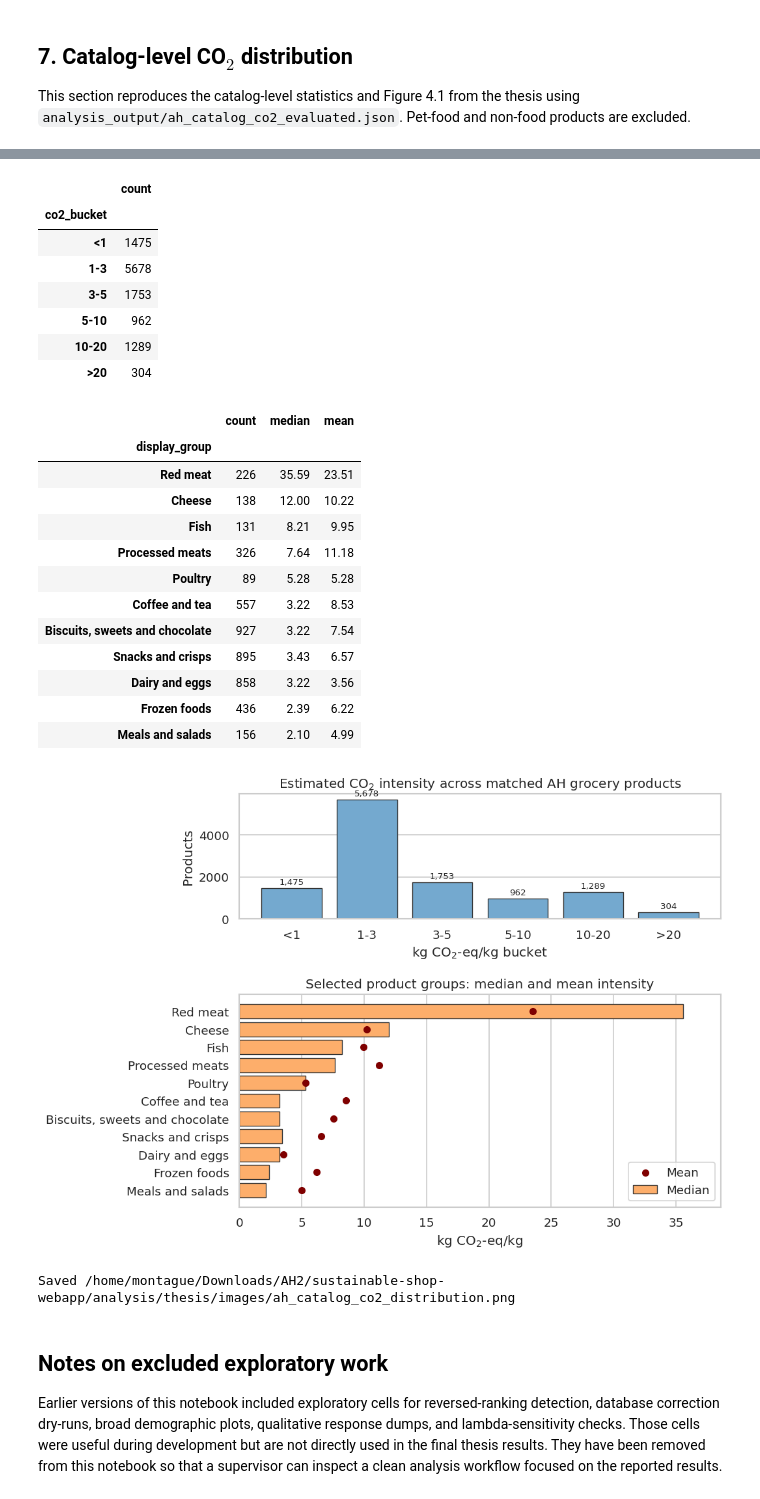
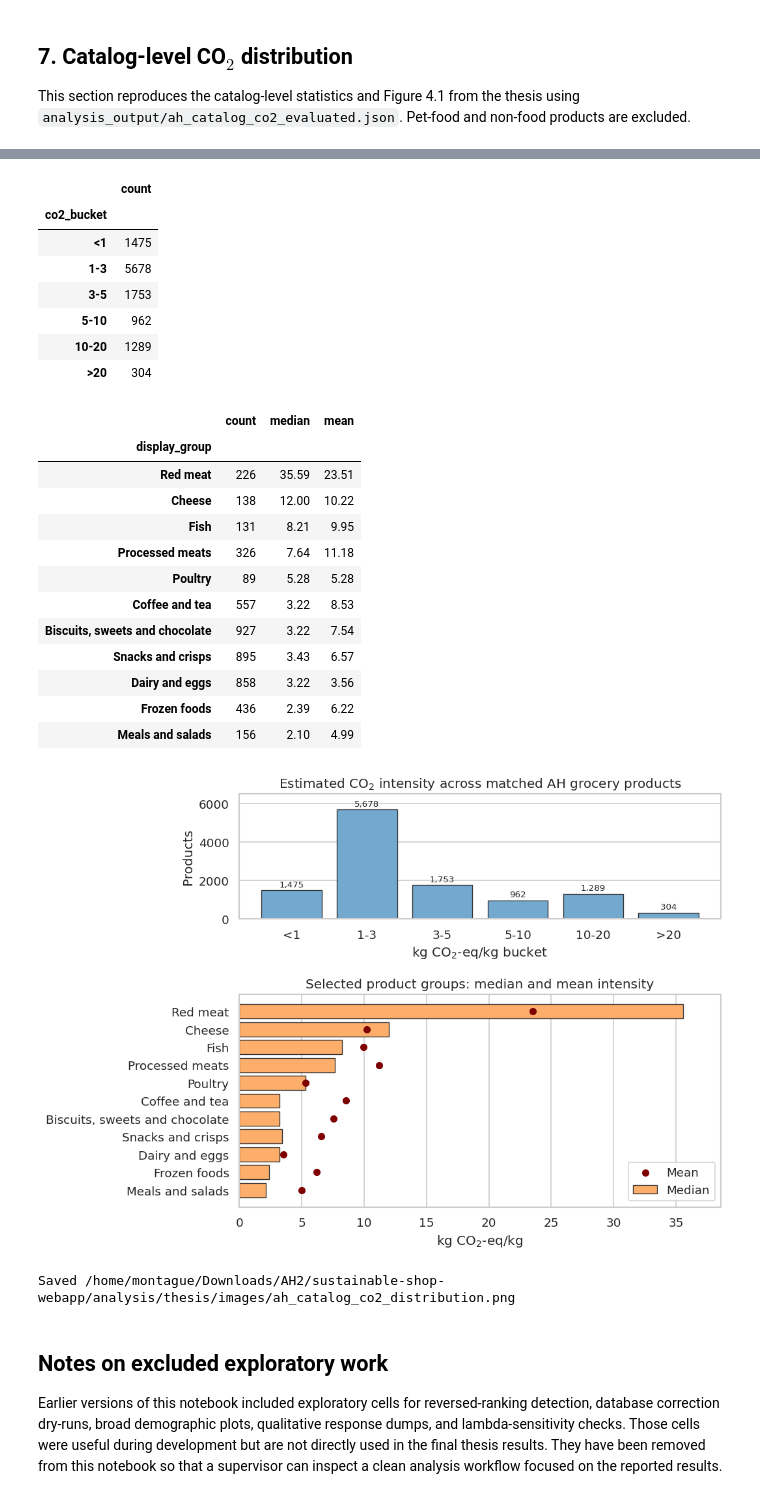
Before and after one commit to MontagueJacobs/albert, a Jupyter notebook: analysis/experiment_analysis.ipynb, the cells around one changed output, grey strips where cells are left out. Saved outputs shown, nothing was run; the diff lists cells and outputs as text; code cells hidden in the pictures.

```diff
--- a/analysis/experiment_analysis.ipynb
+++ b/analysis/experiment_analysis.ipynb
@@ -597,7 +752,7 @@ axes[0].set_title('Estimated CO$_2$ intensity across matched AH grocery products
 axes[0].set_xlabel('kg CO$_2$-eq/kg bucket')
 axes[0].set_ylabel('Products')
 axes[0].grid(axis='x', visible=False)
-axes[0].set_ylim(0, 6000)
+axes[0].set_ylim(0, 6500)
 for i, value in enumerate(bucket_counts.values):
     axes[0].text(i, value + max(bucket_counts.values) * 0.015, f'{value:,}', ha='center', va='bottom', fontsize=8)
 
@@ -618,34 +773,34 @@ plt.tight_layout(h_pad=1.4)
 catalog_path = THESIS_IMAGE_DIR / 'ah_catalog_co2_distribution.png'
 plt.savefig(catalog_path, dpi=300, bbox_inches='tight')
 plt.show()
 print(f'Saved {catalog_path}')
 # %% [output]
 Catalog products in snapshot: 19,787
 Matched human grocery products: 11,461
 Median CO2: 1.80 kg CO2-eq/kg
 Mean CO2: 4.73 kg CO2-eq/kg
 |  | count |
 | co2_bucket |  |
 | <1 | 1475 |
 | 1-3 | 5678 |
 | 3-5 | 1753 |
 | 5-10 | 962 |
 | 10-20 | 1289 |
 | >20 | 304 |
 |  | count | median | mean |
 | display_group |  |  |  |
 | Red meat | 226 | 35.59 | 23.51 |
 | Cheese | 138 | 12.00 | 10.22 |
 | Fish | 131 | 8.21 | 9.95 |
 | Processed meats | 326 | 7.64 | 11.18 |
 | Poultry | 89 | 5.28 | 5.28 |
 | Coffee and tea | 557 | 3.22 | 8.53 |
 | Biscuits, sweets and chocolate | 927 | 3.22 | 7.54 |
 | Snacks and crisps | 895 | 3.43 | 6.57 |
 | Dairy and eggs | 858 | 3.22 | 3.56 |
 | Frozen foods | 436 | 2.39 | 6.22 |
 | Meals and salads | 156 | 2.10 | 4.99 |
-[figure, old version]
+[figure, new version]
 Saved /home/montague/Downloads/AH2/sustainable-shop-webapp/analysis/thesis/images/ah_catalog_co2_distribution.png
 # %% [markdown]
 ## Notes on excluded exploratory work
```
Also changed, not shown: parts of 3 cells of this notebook, 2 other files.
